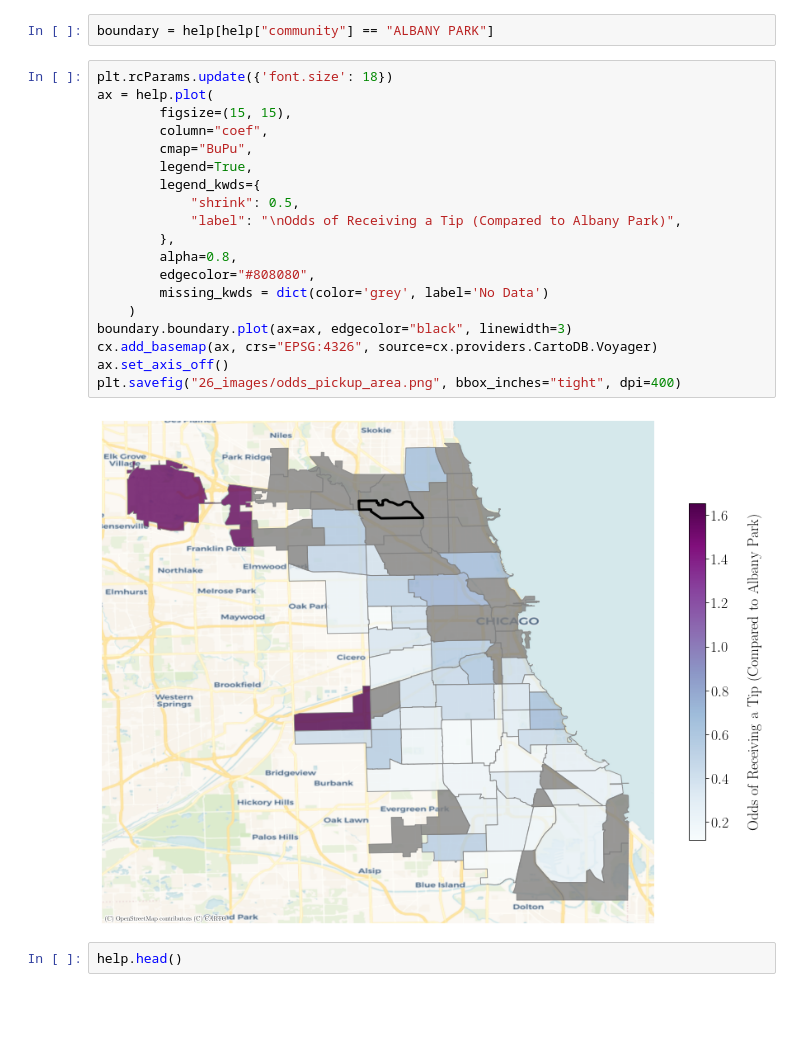
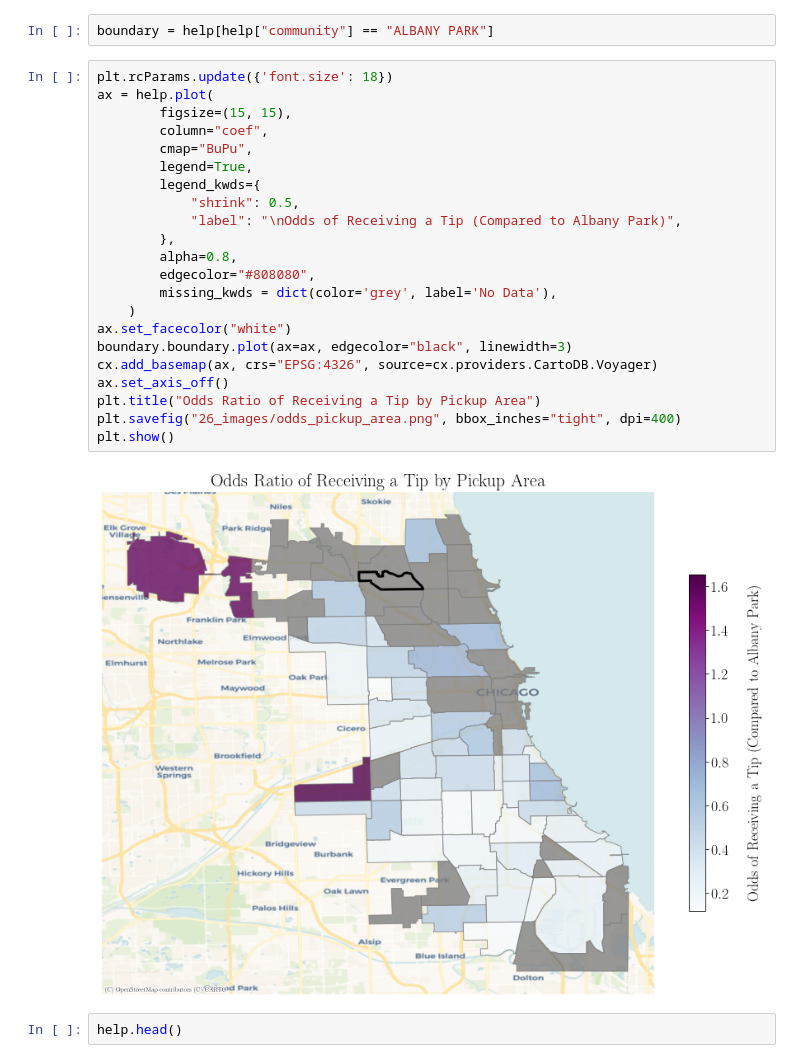
Before and after one commit to mjtv128/705-FinalProject, a Jupyter notebook: interpret_log.ipynb, the cells around one changed output. Cells and saved outputs as stored; diff of their text form; blank space fills up the shorter version.

```diff
--- a/interpret_log.ipynb
+++ b/interpret_log.ipynb
@@ -113,24 +115,27 @@ boundary = help[help["community"] == "ALBANY PARK"]
 # %%
 plt.rcParams.update({'font.size': 18})
 ax = help.plot(
         figsize=(15, 15),
         column="coef",
         cmap="BuPu",
         legend=True,
         legend_kwds={
             "shrink": 0.5,
             "label": "\nOdds of Receiving a Tip (Compared to Albany Park)",
         },
         alpha=0.8,
         edgecolor="#808080",
-        missing_kwds = dict(color='grey', label='No Data')
+        missing_kwds = dict(color='grey', label='No Data'),
     )
+ax.set_facecolor("white")
 boundary.boundary.plot(ax=ax, edgecolor="black", linewidth=3)
 cx.add_basemap(ax, crs="EPSG:4326", source=cx.providers.CartoDB.Voyager)
 ax.set_axis_off()
+plt.title("Odds Ratio of Receiving a Tip by Pickup Area")
 plt.savefig("26_images/odds_pickup_area.png", bbox_inches="tight", dpi=400)
+plt.show()
 # %% [output]
-[figure, old version]
+[figure, new version]
 # %%
 help.head()
 # %% [output]
```
Also changed, not shown: parts of 8 cells of this notebook, 4 other files.
